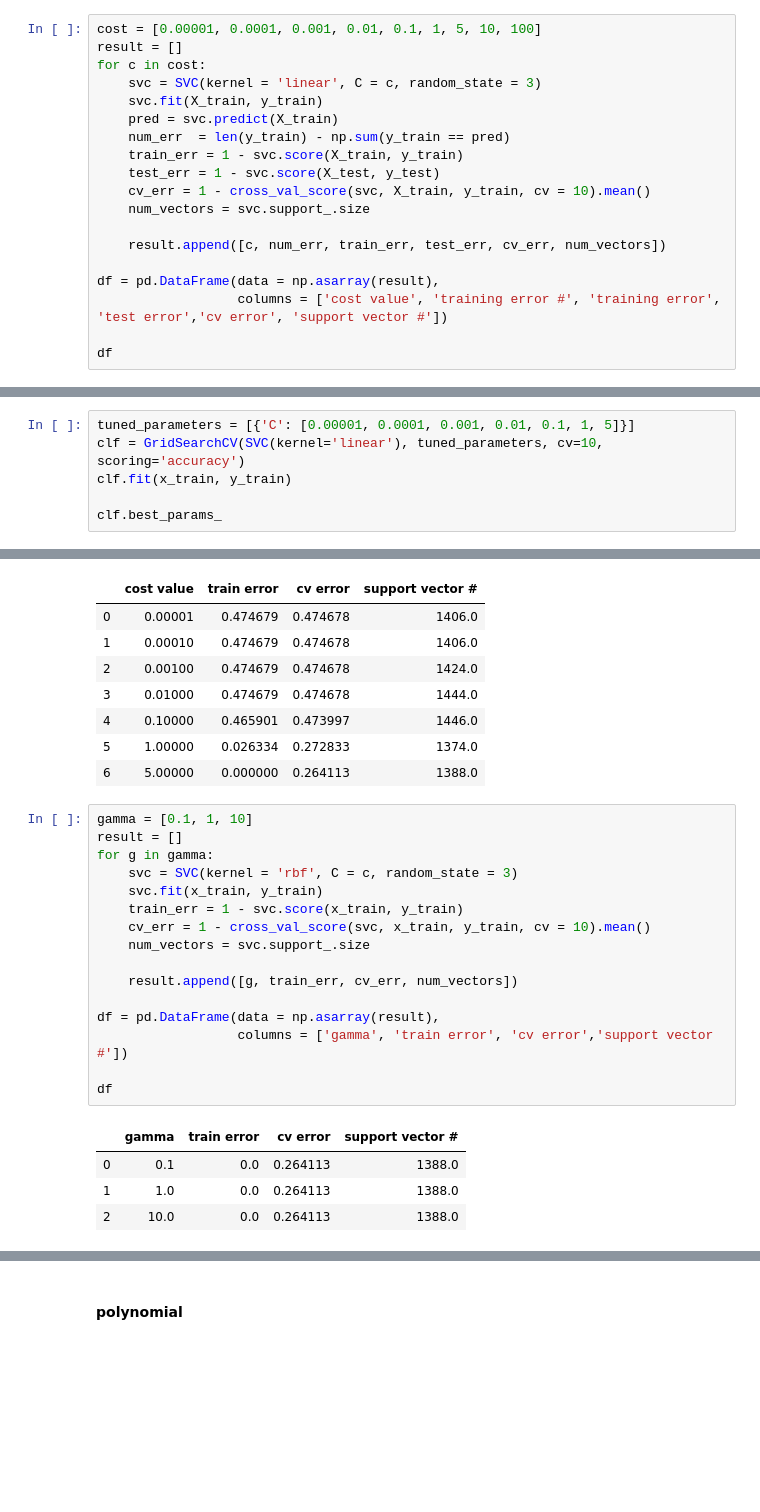
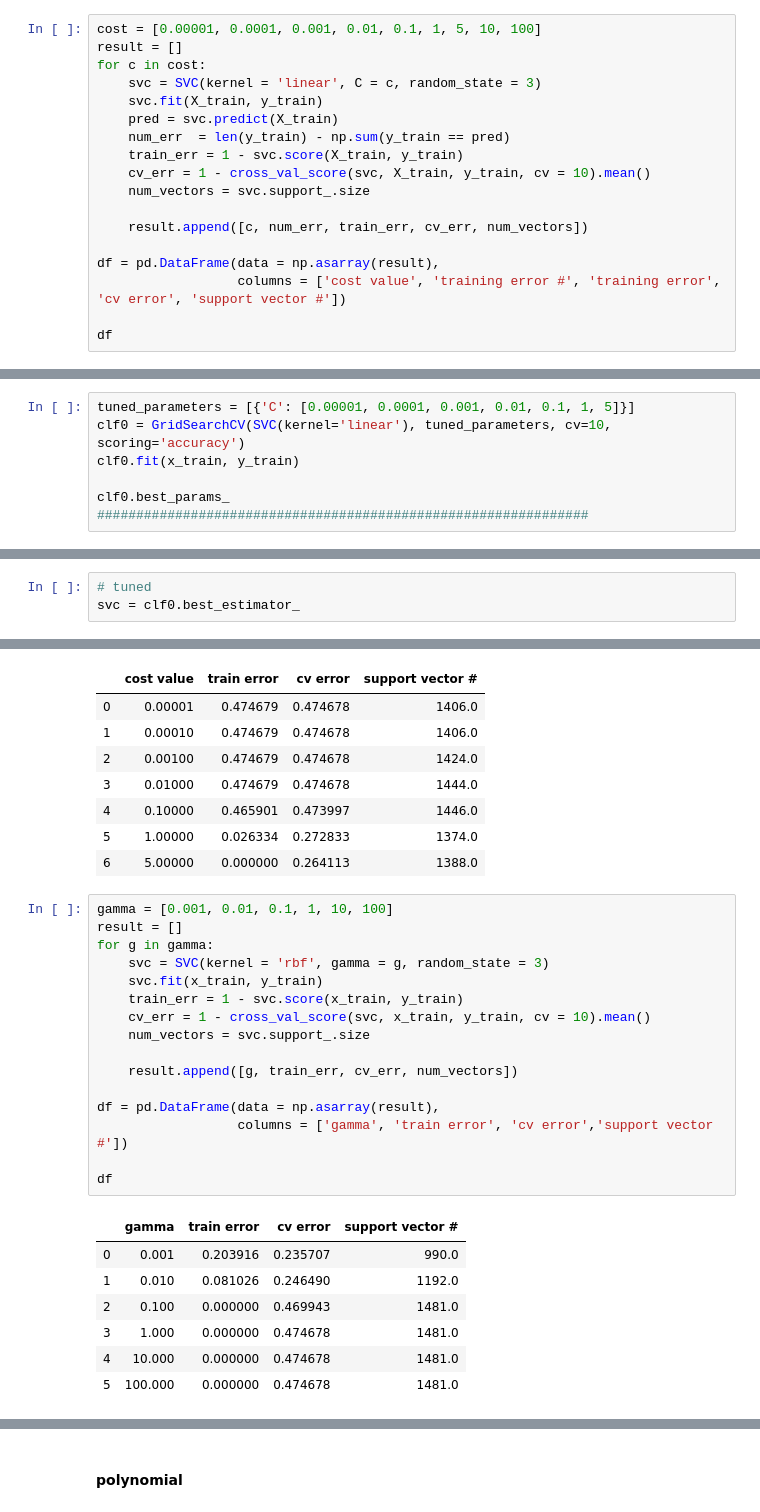
Before and after one commit to anuraag94/problem-set-6, a Jupyter notebook: Kwon_Yoojin_HW6.ipynb, the cells around one changed output, grey strips where cells are left out. Cells and saved outputs as stored; diff of their text form; blank space fills up the shorter version.

```diff
--- a/Kwon_Yoojin_HW6.ipynb
+++ b/Kwon_Yoojin_HW6.ipynb
@@ -273,14 +273,13 @@ for c in cost:
     pred = svc.predict(X_train)
     num_err  = len(y_train) - np.sum(y_train == pred)
     train_err = 1 - svc.score(X_train, y_train)
-    test_err = 1 - svc.score(X_test, y_test)
     cv_err = 1 - cross_val_score(svc, X_train, y_train, cv = 10).mean()
     num_vectors = svc.support_.size
 
-    result.append([c, num_err, train_err, test_err, cv_err, num_vectors])
+    result.append([c, num_err, train_err, cv_err, num_vectors])
 
 df = pd.DataFrame(data = np.asarray(result),
-                  columns = ['cost value', 'training error #', 'training error', 'test error','cv error', 'support vector #'])
+                  columns = ['cost value', 'training error #', 'training error', 'cv error', 'support vector #'])
 
 df
 # %% [output]
@@ -393,9 +404,12 @@ df
 | 6 | 5.00000 | 0.181634 | 0.205958 | 672.0 |
 # %%
 tuned_parameters = [{'C': [0.00001, 0.0001, 0.001, 0.01, 0.1, 1, 5]}]
-clf = GridSearchCV(SVC(kernel='linear'), tuned_parameters, cv=10, scoring='accuracy')
-clf.fit(x_train, y_train)
+clf0 = GridSearchCV(SVC(kernel='linear'), tuned_parameters, cv=10, scoring='accuracy')
+clf0.fit(x_train, y_train)
 
-clf.best_params_
+clf0.best_params_          ###############################################################
 # %% [output]
 {'C': 0.1}
+# %%
+# tuned
+svc = clf0.best_estimator_
@@ -429,25 +445,28 @@ df
 | 5 | 1.00000 | 0.026334 | 0.272833 | 1374.0 |
 | 6 | 5.00000 | 0.000000 | 0.264113 | 1388.0 |
 # %%
-gamma = [0.1, 1, 10]
+gamma = [0.001, 0.01, 0.1, 1, 10, 100]
 result = []
 for g in gamma:
-    svc = SVC(kernel = 'rbf', C = c, random_state = 3)
+    svc = SVC(kernel = 'rbf', gamma = g, random_state = 3)
     svc.fit(x_train, y_train)
     train_err = 1 - svc.score(x_train, y_train)
     cv_err = 1 - cross_val_score(svc, x_train, y_train, cv = 10).mean()
     num_vectors = svc.support_.size
 
     result.append([g, train_err, cv_err, num_vectors])
 
 df = pd.DataFrame(data = np.asarray(result),
                   columns = ['gamma', 'train error', 'cv error','support vector #'])
 
 df
 # %% [output]
 |  | gamma | train error | cv error | support vector # |
-| 0 | 0.1 | 0.0 | 0.264113 | 1388.0 |
-| 1 | 1.0 | 0.0 | 0.264113 | 1388.0 |
-| 2 | 10.0 | 0.0 | 0.264113 | 1388.0 |
+| 0 | 0.001 | 0.203916 | 0.235707 | 990.0 |
+| 1 | 0.010 | 0.081026 | 0.246490 | 1192.0 |
+| 2 | 0.100 | 0.000000 | 0.469943 | 1481.0 |
+| 3 | 1.000 | 0.000000 | 0.474678 | 1481.0 |
+| 4 | 10.000 | 0.000000 | 0.474678 | 1481.0 |
+| 5 | 100.000 | 0.000000 | 0.474678 | 1481.0 |
 # %%
 tuned_parameters = {'C': [0.00001, 0.0001, 0.001, 0.01, 0.1, 1, 5],
```
Also changed, not shown: parts of 35 cells of this notebook.
